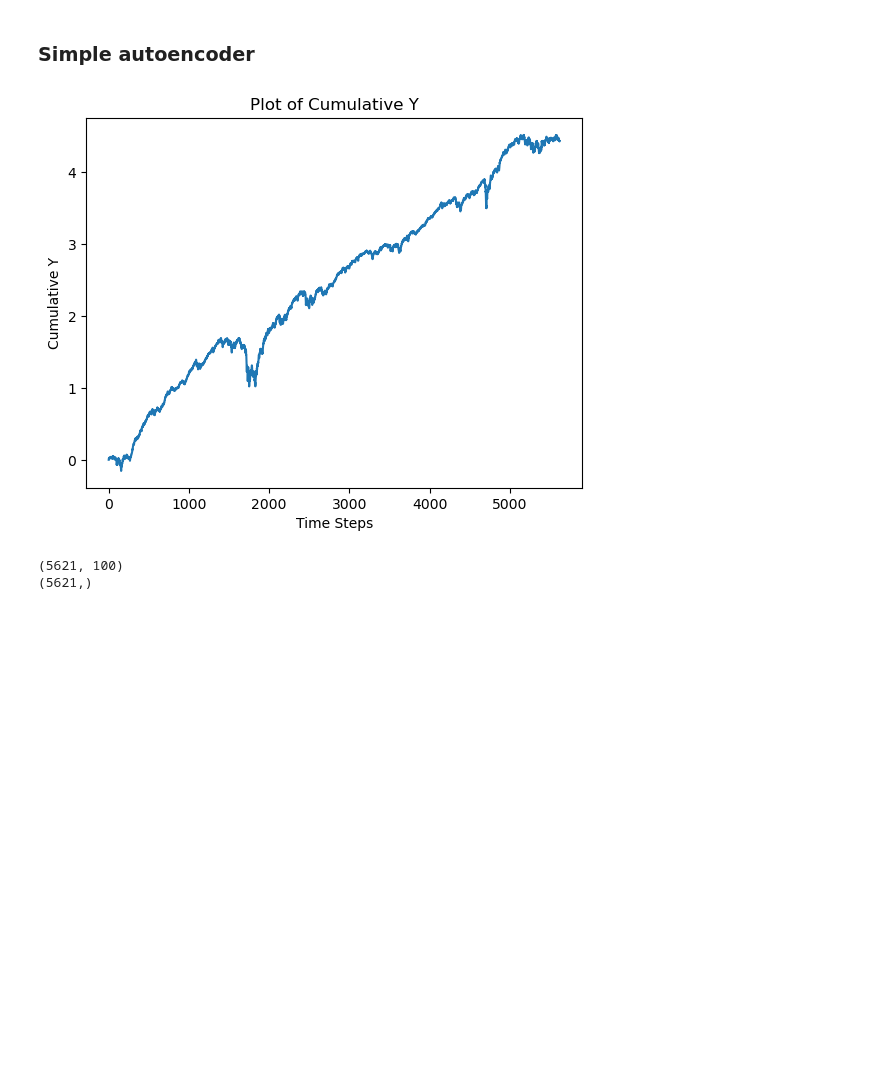
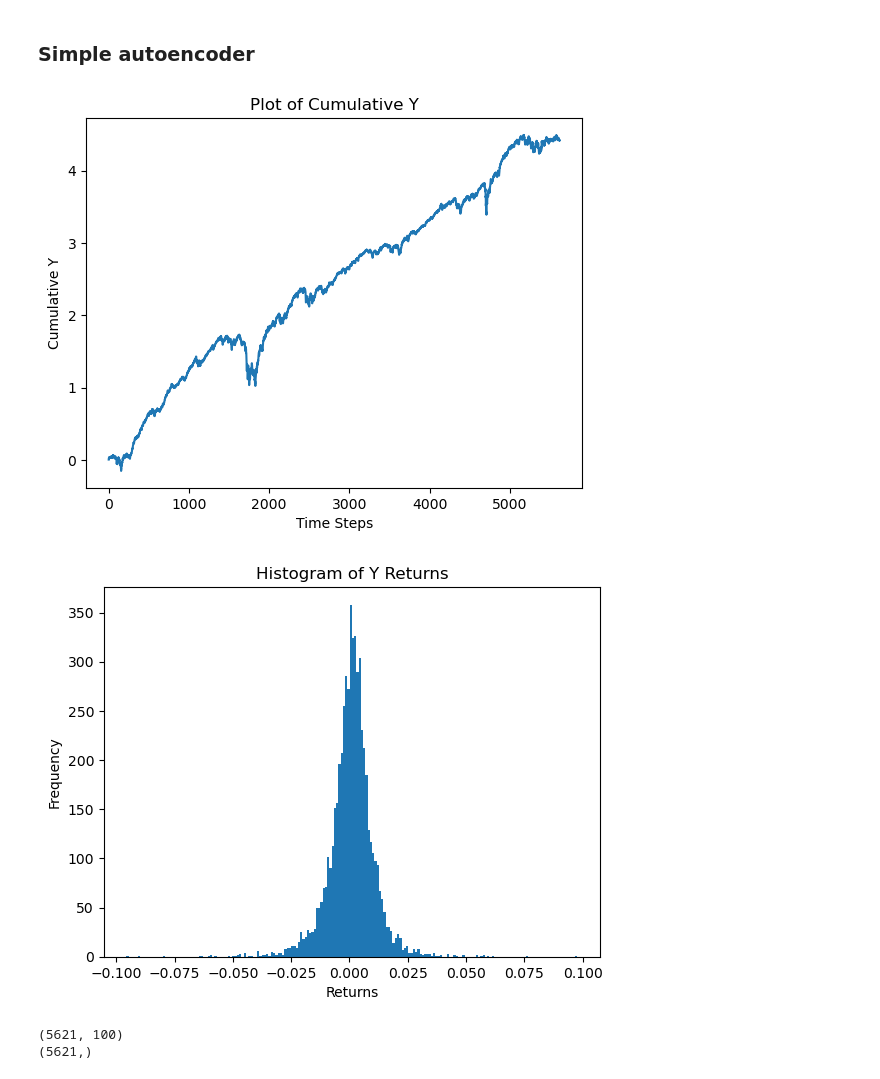
Before and after one commit to alexander-schaller/financial-machine-learning-projects-group2, a Jupyter notebook: Autoencoder.ipynb, the cells around one changed output. Drawn from its saved outputs; the diff is of its cells as text; code cells hidden in the pictures; blank space fills up the shorter version.

```diff
--- a/Autoencoder.ipynb
+++ b/Autoencoder.ipynb
@@ -229,22 +227,29 @@ def sparse_autoencoder(X):
 # %%
 returns = pd.read_csv('Index_Replication_Data/X_USD.csv', index_col=0, header=0, parse_dates=True, keep_default_na=True, na_values=['NA'], delimiter=';', decimal=",")
 returns.dropna(axis=1, inplace=True)
 returns = returns[returns.index.dayofweek < 5]
 returns.shape
 #X = returns.iloc[:, :-900]
 X = returns[returns.columns[-100:]]
 
 index, rweights = generate_index(returns[returns.columns[-100:]])
 Y = index
 cumulative_y = np.cumsum(Y)
 
 plt.plot(cumulative_y)
 plt.xlabel('Time Steps')
 plt.ylabel('Cumulative Y')
 plt.title('Plot of Cumulative Y')
 plt.show()
+
+plt.hist(Y, bins=200)
+plt.xlabel('Returns')
+plt.ylabel('Frequency')
+plt.title('Histogram of Y Returns')
+plt.show()
 # %% [output]
-[figure, old version]
+[figure, new version]
+[figure, added]
 # %%
 print(X.shape)
 print(Y.shape)
```
Also changed, not shown: parts of 24 cells of this notebook.
